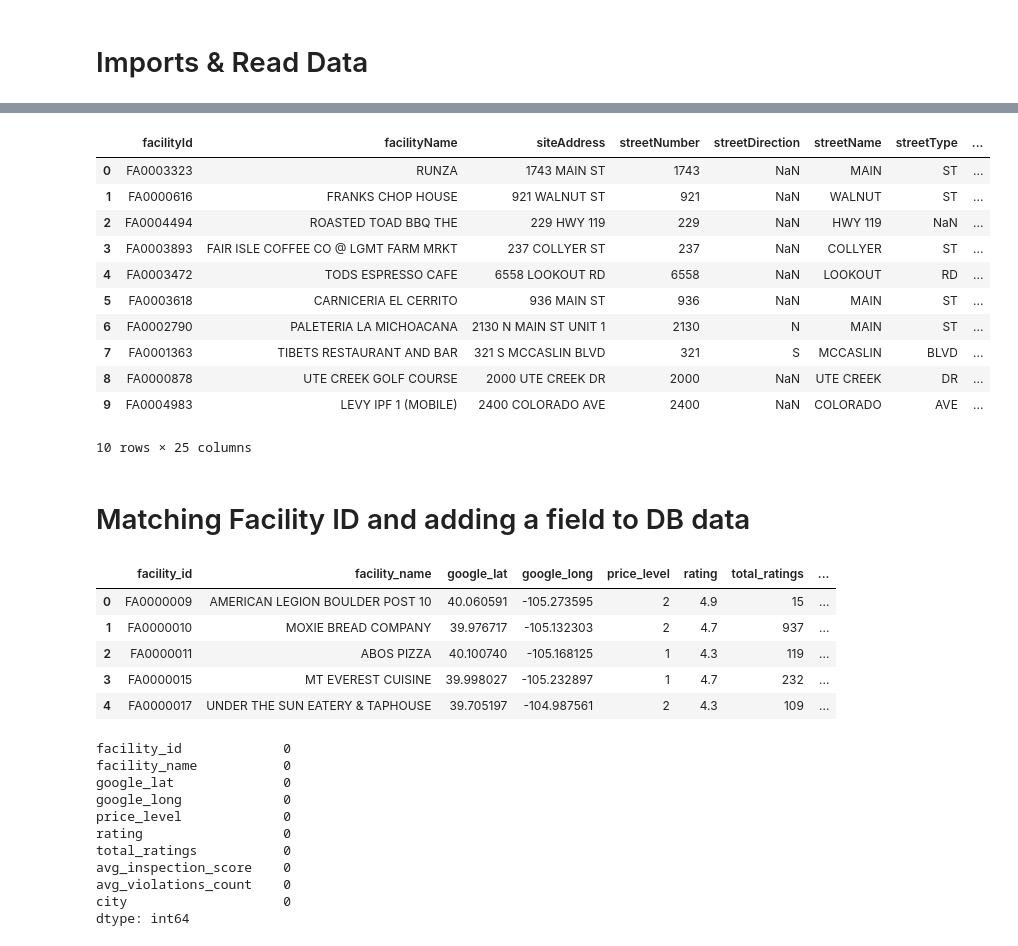
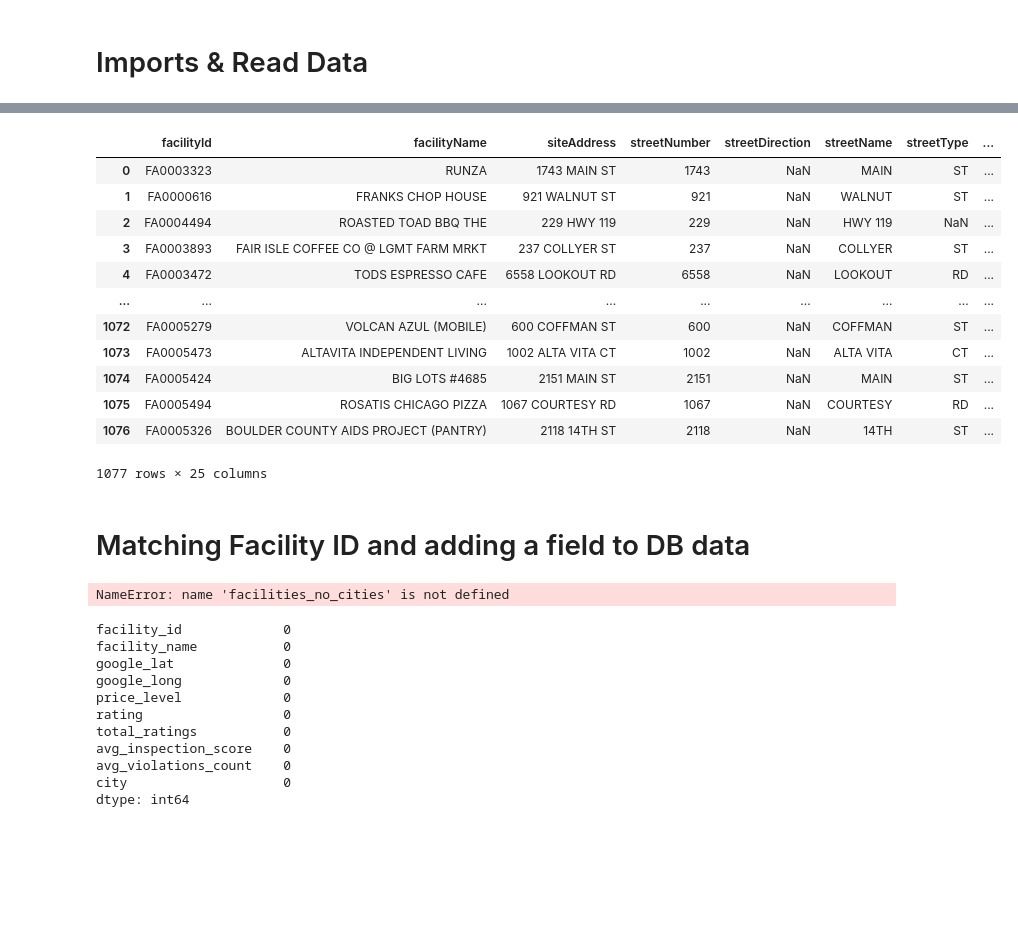
Before and after one commit to kchavez05/boulder-co-health, a Jupyter notebook: Data_Prep/Tableau_cities.ipynb, the cells around one changed output, grey strips where cells are left out. Cells and saved outputs as stored; diff of their text form; code cells hidden in the pictures; blank space fills up the shorter version.

```diff
--- a/Data_Prep/Tableau_cities.ipynb
+++ b/Data_Prep/Tableau_cities.ipynb
@@ -24,20 +29,21 @@ facilities_no_cities.head(10)
 # %%
 #Read cleaned data with city information
-facilities_cities = pd.read_csv("Data_Prep/Export/unique_restaurants_geocoded.csv")
-facilities_cities.head(10)
+facilities_cities = pd.read_csv("Export/unique_restaurants_geocoded.csv")
+facilities_cities
 # %% [output]
 |  | facilityId | facilityName | siteAddress | streetNumber | streetDirection | streetName | streetType | ... |
 | 0 | FA0003323 | RUNZA | 1743 MAIN ST | 1743 | NaN | MAIN | ST | ... |
 | 1 | FA0000616 | FRANKS CHOP HOUSE | 921 WALNUT ST | 921 | NaN | WALNUT | ST | ... |
 | 2 | FA0004494 | ROASTED TOAD BBQ THE | 229 HWY 119 | 229 | NaN | HWY 119 | NaN | ... |
 | 3 | FA0003893 | FAIR ISLE COFFEE CO @ LGMT FARM MRKT | 237 COLLYER ST | 237 | NaN | COLLYER | ST | ... |
 | 4 | FA0003472 | TODS ESPRESSO CAFE | 6558 LOOKOUT RD | 6558 | NaN | LOOKOUT | RD | ... |
-| 5 | FA0003618 | CARNICERIA EL CERRITO | 936 MAIN ST | 936 | NaN | MAIN | ST | ... |
-| 6 | FA0002790 | PALETERIA LA MICHOACANA | 2130 N MAIN ST UNIT 1 | 2130 | N | MAIN | ST | ... |
-| 7 | FA0001363 | TIBETS RESTAURANT AND BAR | 321 S MCCASLIN BLVD | 321 | S | MCCASLIN | BLVD | ... |
-| 8 | FA0000878 | UTE CREEK GOLF COURSE | 2000 UTE CREEK DR | 2000 | NaN | UTE CREEK | DR | ... |
-| 9 | FA0004983 | LEVY IPF 1 (MOBILE) | 2400 COLORADO AVE | 2400 | NaN | COLORADO | AVE | ... |
+| ... | ... | ... | ... | ... | ... | ... | ... | ... |
+| 1072 | FA0005279 | VOLCAN AZUL (MOBILE) | 600 COFFMAN ST | 600 | NaN | COFFMAN | ST | ... |
+| 1073 | FA0005473 | ALTAVITA INDEPENDENT LIVING | 1002 ALTA VITA CT | 1002 | NaN | ALTA VITA | CT | ... |
+| 1074 | FA0005424 | BIG LOTS #4685 | 2151 MAIN ST | 2151 | NaN | MAIN | ST | ... |
+| 1075 | FA0005494 | ROSATIS CHICAGO PIZZA | 1067 COURTESY RD | 1067 | NaN | COURTESY | RD | ... |
+| 1076 | FA0005326 | BOULDER COUNTY AIDS PROJECT (PANTRY) | 2118 14TH ST | 2118 | NaN | 14TH | ST | ... |
-10 rows × 25 columns
+1077 rows × 25 columns
 # %% [markdown]
 # Matching Facility ID and adding a field to DB data
 # %%
@@ -49,14 +55,9 @@ for index, row in facilities_cities.iterrows():
         #drop the city into the clean dataframe
         facilities_no_cities.loc[(facID == facilities_no_cities["facility_id"]), 'city'] = city
 
-facilities_no_cities.head()
+facilities_no_cities
 # %% [output]
-|  | facility_id | facility_name | google_lat | google_long | price_level | rating | total_ratings | ... |
-| 0 | FA0000009 | AMERICAN LEGION BOULDER POST 10 | 40.060591 | -105.273595 | 2 | 4.9 | 15 | ... |
-| 1 | FA0000010 | MOXIE BREAD COMPANY | 39.976717 | -105.132303 | 2 | 4.7 | 937 | ... |
-| 2 | FA0000011 | ABOS PIZZA | 40.100740 | -105.168125 | 1 | 4.3 | 119 | ... |
-| 3 | FA0000015 | MT EVEREST CUISINE | 39.998027 | -105.232897 | 1 | 4.7 | 232 | ... |
-| 4 | FA0000017 | UNDER THE SUN EATERY & TAPHOUSE | 39.705197 | -104.987561 | 2 | 4.3 | 109 | ... |
+NameError: name 'facilities_no_cities' is not defined
 # %%
 facilities_no_cities.isnull().sum()
 # %% [output]
```
Also changed, not shown: parts of 10 cells of this notebook, 8 other files.
